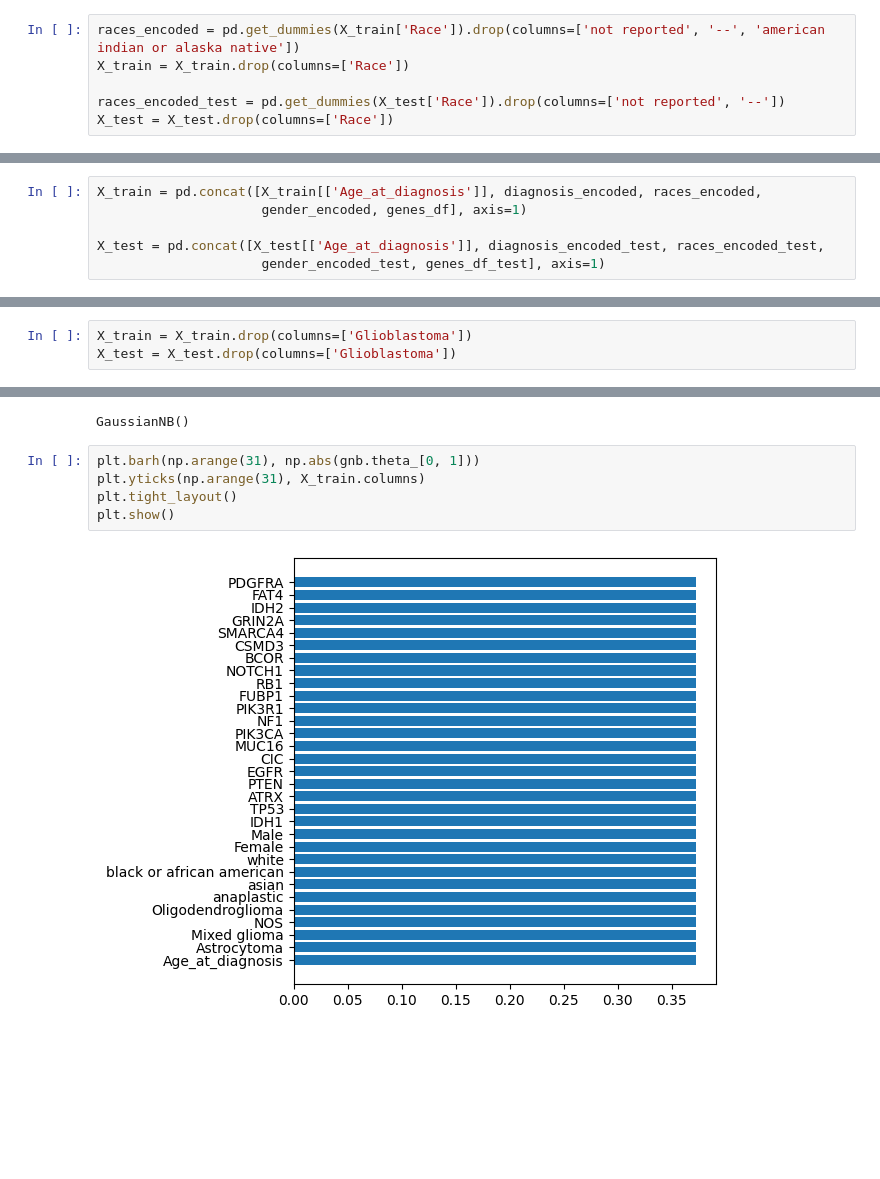
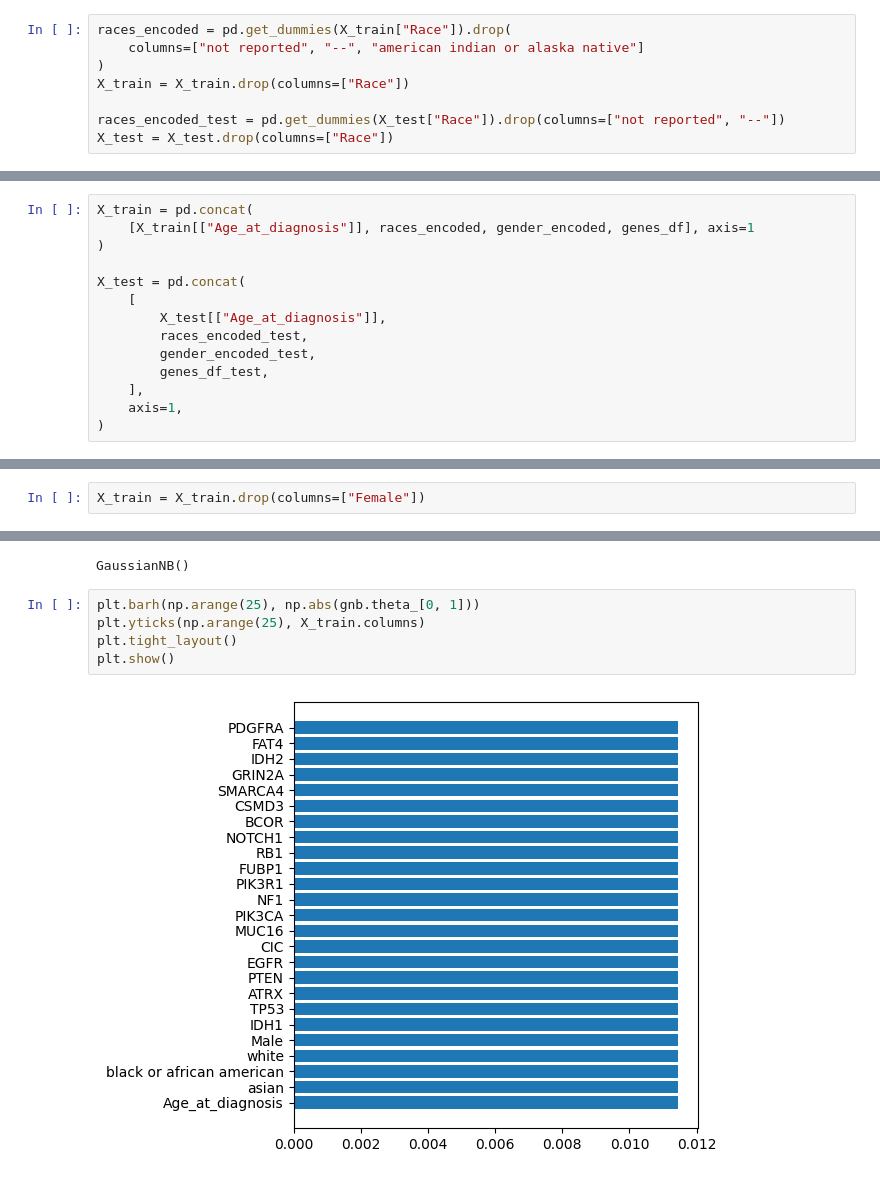
Before and after one commit to a13xbb/ml-labs-mag, a Jupyter notebook: lab1/eda.ipynb, the cells around one changed output, grey strips where cells are left out. Saved outputs shown, nothing was run; the diff lists cells and outputs as text; blank space fills up the shorter version.

```diff
--- a/lab1/eda.ipynb
+++ b/lab1/eda.ipynb
@@ -87,11 +84,13 @@ X_test = X_test.drop(columns=['Primary_Diagnosis'])
 # %% [markdown]
 ## One-hot кодирование расы
 # %%
-races_encoded = pd.get_dummies(X_train['Race']).drop(columns=['not reported', '--', 'american indian or alaska native'])
-X_train = X_train.drop(columns=['Race'])
+races_encoded = pd.get_dummies(X_train["Race"]).drop(
+    columns=["not reported", "--", "american indian or alaska native"]
+)
+X_train = X_train.drop(columns=["Race"])
 
-races_encoded_test = pd.get_dummies(X_test['Race']).drop(columns=['not reported', '--'])
-X_test = X_test.drop(columns=['Race'])
+races_encoded_test = pd.get_dummies(X_test["Race"]).drop(columns=["not reported", "--"])
+X_test = X_test.drop(columns=["Race"])
 # %% [markdown]
 ## One-hot кодирование пола
 # %%
@@ -114,11 +113,19 @@ genes_df_test = X_test.drop(columns=['Age_at_diagnosis'])
 for col in genes_df_test.columns:
     genes_df_test[col] = le.transform(genes_df_test[col])
 # %%
-X_train = pd.concat([X_train[['Age_at_diagnosis']], diagnosis_encoded, races_encoded,
-                     gender_encoded, genes_df], axis=1)
+X_train = pd.concat(
+    [X_train[["Age_at_diagnosis"]], races_encoded, gender_encoded, genes_df], axis=1
+)
 
-X_test = pd.concat([X_test[['Age_at_diagnosis']], diagnosis_encoded_test, races_encoded_test,
-                     gender_encoded_test, genes_df_test], axis=1)
+X_test = pd.concat(
+    [
+        X_test[["Age_at_diagnosis"]],
+        races_encoded_test,
+        gender_encoded_test,
+        genes_df_test,
+    ],
+    axis=1,
+)
 # %% [markdown]
 ## Применяю StandardScaler к колонке с возрастом
 # %%
@@ -129,5 +136,7 @@ X_test[['Age_at_diagnosis']] = scaler.transform(X_test[['Age_at_diagnosis']])
 # %% [markdown]
 ## Итоговая таблица
+# %%
+X_train = X_train.drop(columns=["Female"])
 # %%
 X_train
 # %% [output]
@@ -162,6 +161,3 @@ sns.heatmap(train_df.corr())
-# %%
-X_train = X_train.drop(columns=['Glioblastoma'])
-X_test = X_test.drop(columns=['Glioblastoma'])
 # %% [markdown]
 # Простые модели
 # %% [markdown]
@@ -308,9 +253,9 @@ gnb
 # %% [output]
 GaussianNB()
 # %%
-plt.barh(np.arange(31), np.abs(gnb.theta_[0, 1]))
-plt.yticks(np.arange(31), X_train.columns)
+plt.barh(np.arange(25), np.abs(gnb.theta_[0, 1]))
+plt.yticks(np.arange(25), X_train.columns)
 plt.tight_layout()
 plt.show()
 # %% [output]
-[figure, old version]
+[figure, new version]
```
Also changed, not shown: parts of 32 cells of this notebook.
